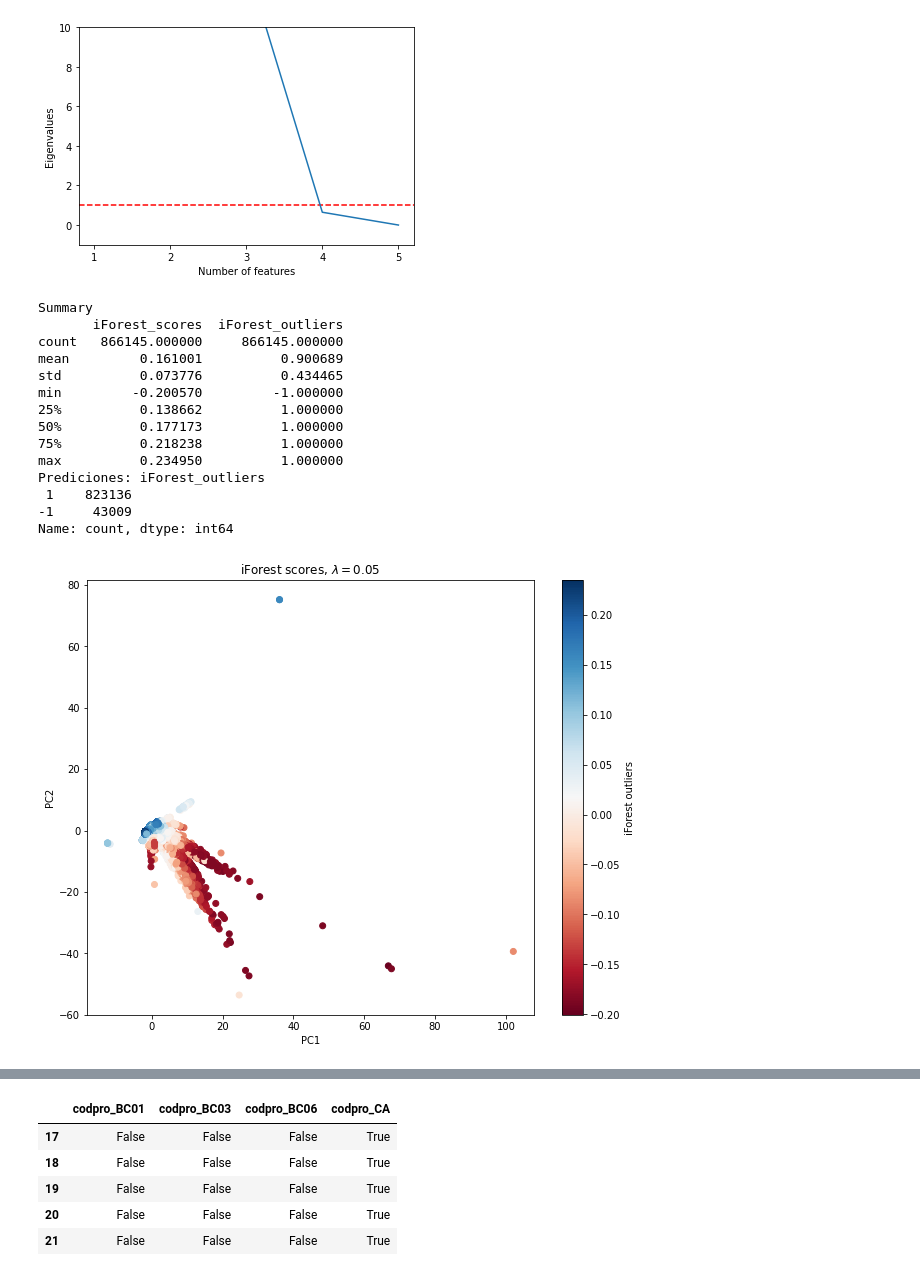
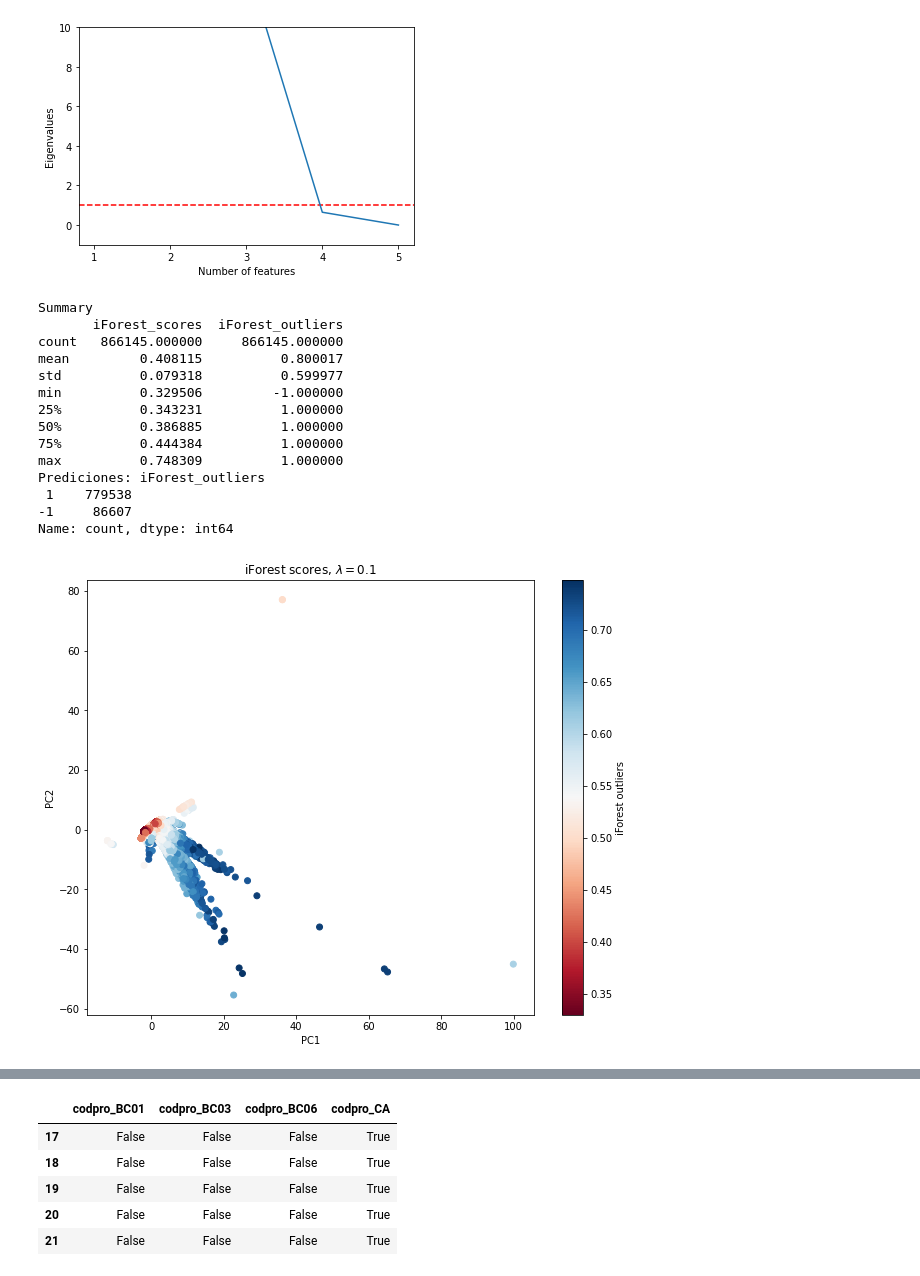
Before and after one commit to Danielggonzalez177/Proyecto-Capstone-IMT3500, a Jupyter notebook: IsolationForest.ipynb, the cells around one changed output, grey strips where cells are left out. Drawn from its saved outputs; the diff is of its cells as text; code cells hidden in the pictures.

```diff
--- a/IsolationForest.ipynb
+++ b/IsolationForest.ipynb
@@ -88,3 +43,0 @@ plt.show()
-# %%
-iForest = IsolationForest(n_estimators=20, verbose=0, contamination=0.1)
-iForest.fit(df_num)
@@ -93,2 +43,0 @@ IsolationForest(n_estimators=20)
-# %%
-df_num['is_anomaly_prediction'] = iForest.predict(df_num)
@@ -118,6 +44,17 @@ print(np.argmax(pred_scores))
 # %%
+iForest = IsolationForest(n_estimators=100, verbose=0, contamination=0.05)
+iForest.fit(df_num[['MTOINT', 'MTOREV']].values)
+predictions = iForest.predict(df_num[['MTOINT', 'MTOREV']].values)
+
+# Extract predictions
+df_num["iForest_outliers"] = predictions
+# Extract Scores
+df_num["iForest_scores"] = iForest.decision_function(df_num[['MTOINT', 'MTOREV']].values)
+
 fig, ax = plt.subplots(1,1, figsize=(10,6))
-plt.scatter(df_num.MTOINT, df_num.MTOREV, c=pred_scores, cmap='RdBu')
+plt.scatter(df_num.MTOINT, df_num.MTOREV, c=df_num.iForest_scores, cmap='RdBu')
+plt.xlabel('MTOINT')
+plt.xlabel('MTOREV')
 plt.colorbar(label='Simplified Anomaly Score')
 plt.show()
 # %% [output]
@@ -174,7 +151,7 @@ def iso_forest2(df, n_components, n_estimators, contamination):
     predictions = iForest.predict(df.values)
 
     # Extract scores
-    df["iForest_scores"] = iForest.decision_function(df.values)
+    df["iForest_scores"] = -1*iForest.score_samples(df.values)
     # Extract predictions
     df["iForest_outliers"] = predictions
     # Describe the dataframe
@@ -210,24 +187,23 @@ def iso_forest2(df, n_components, n_estimators, contamination):
         ax.set_zlabel('PC3')
     else:
         print('No es posible visualizar resultados para mas componentes')
+
+    #return df.iForest_outliers, df.iForest_scores
 # %%
-import warnings
-
-warnings.filterwarnings('ignore')
-iso_forest2(df_num, 2, 20, 0.05)
+iso_forest2(df_num, 2, 20, 0.1)
 # %% [output]
 Summary
        iForest_scores  iForest_outliers
 count   866145.000000     866145.000000
-mean         0.161001          0.900689
-std          0.073776          0.434465
-min         -0.200570         -1.000000
-25%          0.138662          1.000000
-50%          0.177173          1.000000
-75%          0.218238          1.000000
-max          0.234950          1.000000
+mean         0.408115          0.800017
+std          0.079318          0.599977
+min          0.329506         -1.000000
+25%          0.343231          1.000000
+50%          0.386885          1.000000
+75%          0.444384          1.000000
+max          0.748309          1.000000
 Prediciones: iForest_outliers
- 1    823136
--1     43009
+ 1    779538
+-1     86607
 Name: count, dtype: int64
-[figure, old version]
+[figure, new version]
```
Also changed, not shown: parts of 47 cells of this notebook, 2 other files.
